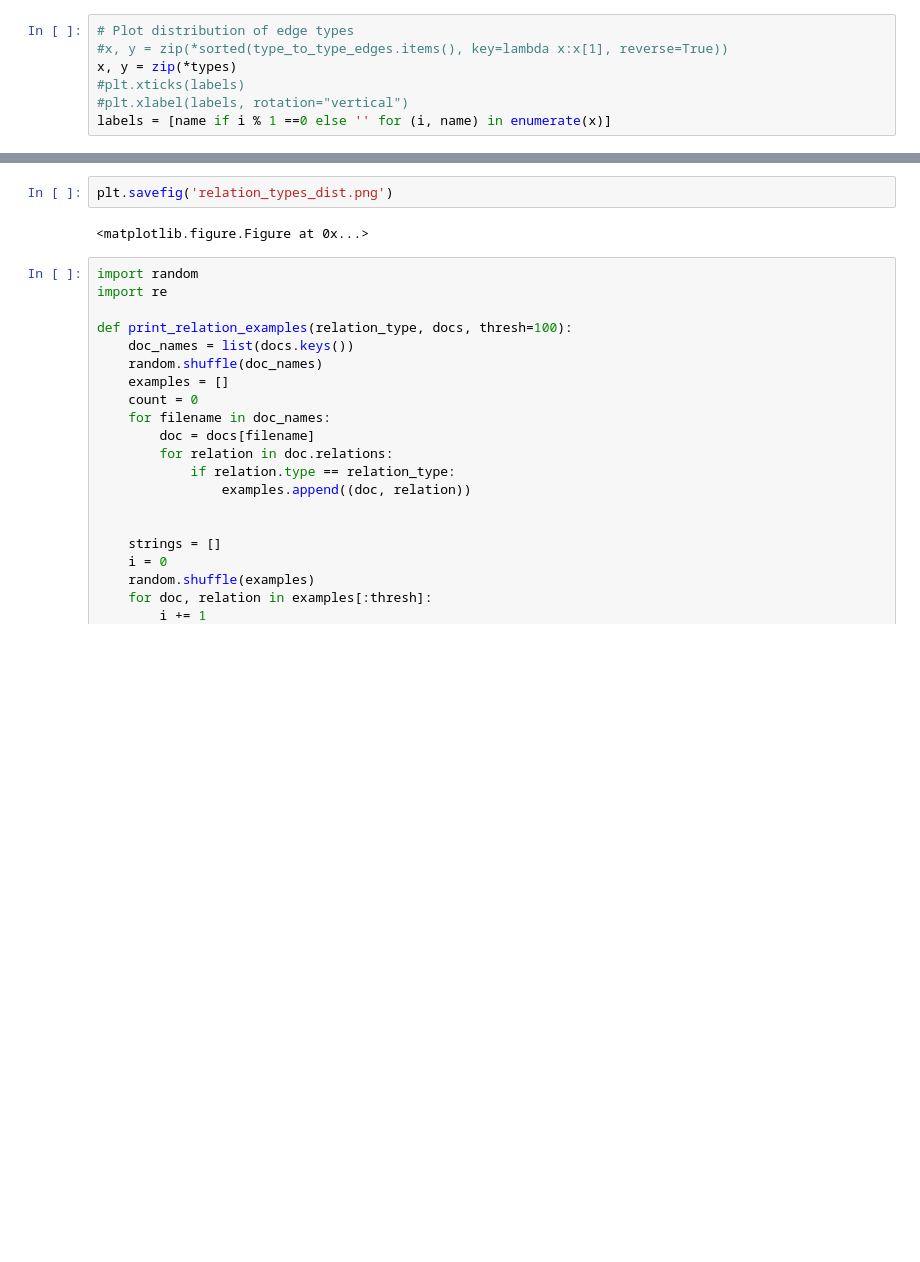
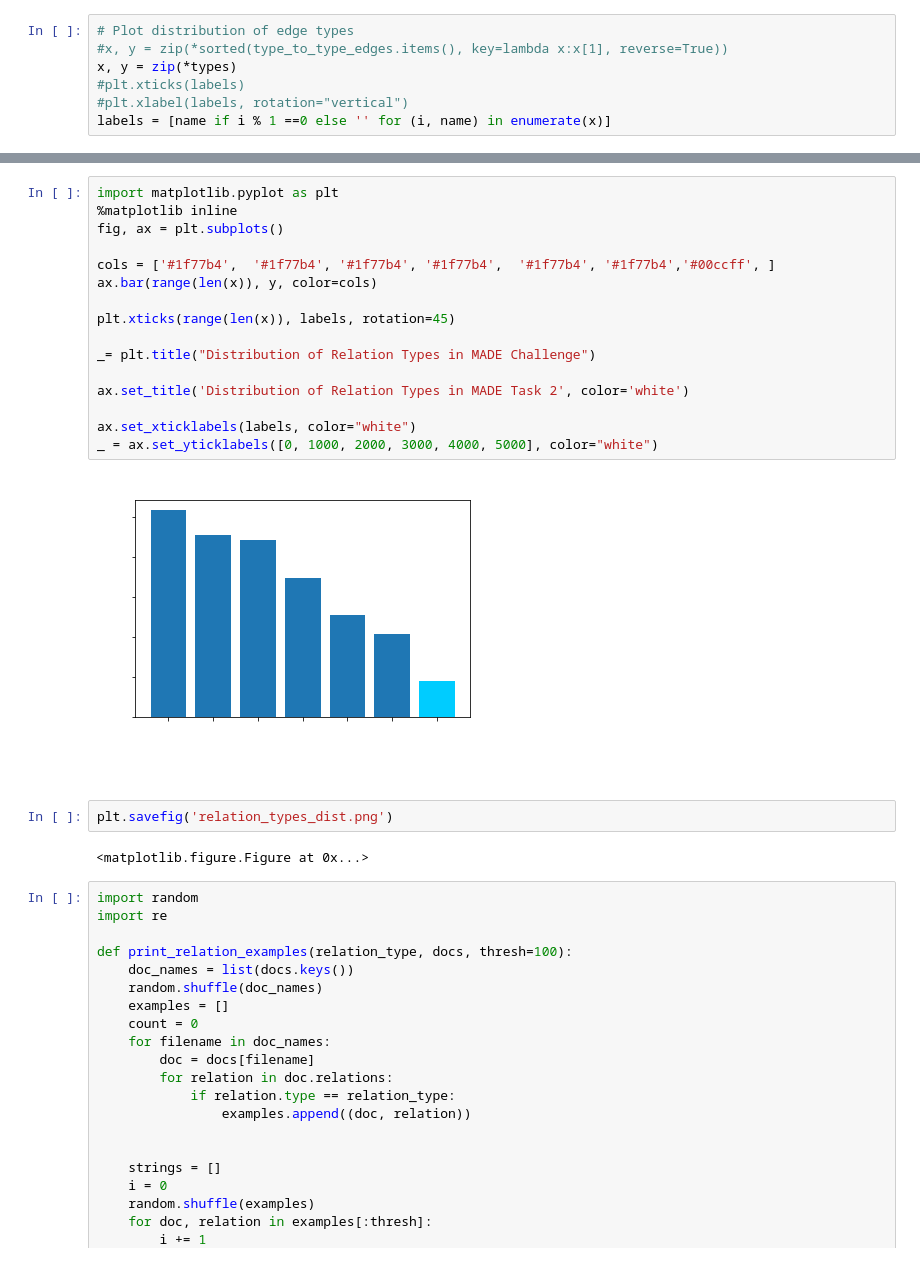
Before and after one commit to abchapman93/MADE_relations, a Jupyter notebook: Data Exploration.ipynb, the cells around one changed output, grey strips where cells are left out. Drawn from its saved outputs; the diff is of its cells as text; blank space fills up the shorter version.

```diff
--- a/Data Exploration.ipynb
+++ b/Data Exploration.ipynb
@@ -108,3 +125,21 @@ _= plt.title("Distribution of Relation Types in MADE Challenge")
+# %%
+import matplotlib.pyplot as plt
+%matplotlib inline
+fig, ax = plt.subplots()
+
+cols = ['#1f77b4',  '#1f77b4', '#1f77b4', '#1f77b4',  '#1f77b4', '#1f77b4','#00ccff', ]
+ax.bar(range(len(x)), y, color=cols)
+
+plt.xticks(range(len(x)), labels, rotation=45)
+
+_= plt.title("Distribution of Relation Types in MADE Challenge")
+
+ax.set_title('Distribution of Relation Types in MADE Task 2', color='white')
+
+ax.set_xticklabels(labels, color="white")
+_ = ax.set_yticklabels([0, 1000, 2000, 3000, 4000, 5000], color="white")
+# %% [output]
+[figure, added]
 # %%
 plt.savefig('relation_types_dist.png')
 # %% [output]
```
Also changed, not shown: parts of 7 cells of this notebook, 21 other files.
